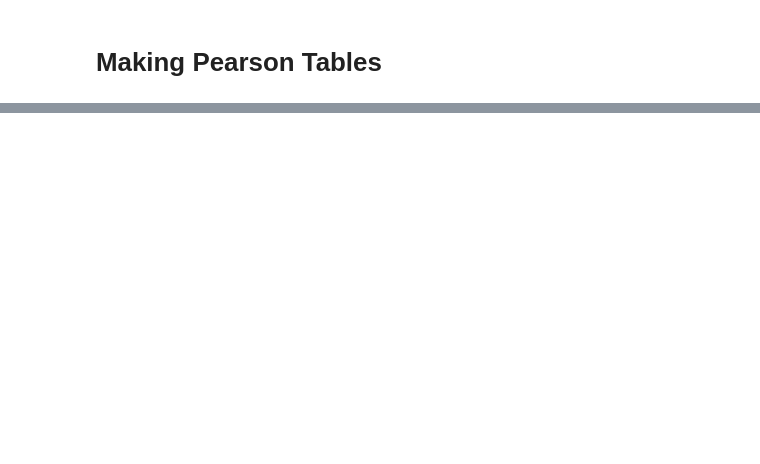
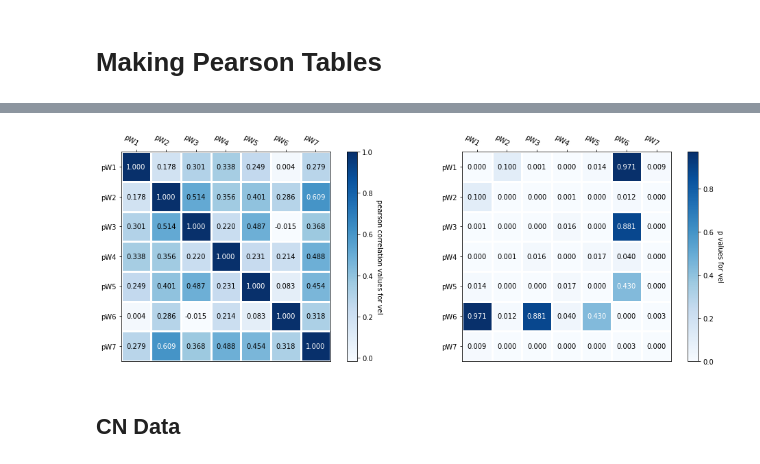
Before and after one commit to mwvgroup/SN-Spectral-Evolution, a Jupyter notebook: notebooks/pew_vel_heatmaps.ipynb, the cells around one changed output, grey strips where cells are left out. Cells and saved outputs as stored; diff of their text form; code cells hidden in the pictures; blank space fills up the shorter version.

```diff
--- a/notebooks/pew_vel_heatmaps.ipynb
+++ b/notebooks/pew_vel_heatmaps.ipynb
@@ -169,0 +381,7 @@ vel_comparison_cn.to_csv(path + '/results/vel_pearson_comparison_cn.csv')
+# %%
+carray_vel, parray_vel = heat_map_entry(vel_pearson)
+plot_heat_map(carray_vel, parray_vel, 'vel')
+
+#put in 2 colors for negative trend
+# %% [output]
+[figure, added]
@@ -169,0 +400,2 @@ vel_comparison_cn.to_csv(path + '/results/vel_pearson_comparison_cn.csv')
+# %% [markdown]
+## CN Data
```
Also changed, not shown: parts of 27 cells of this notebook.
